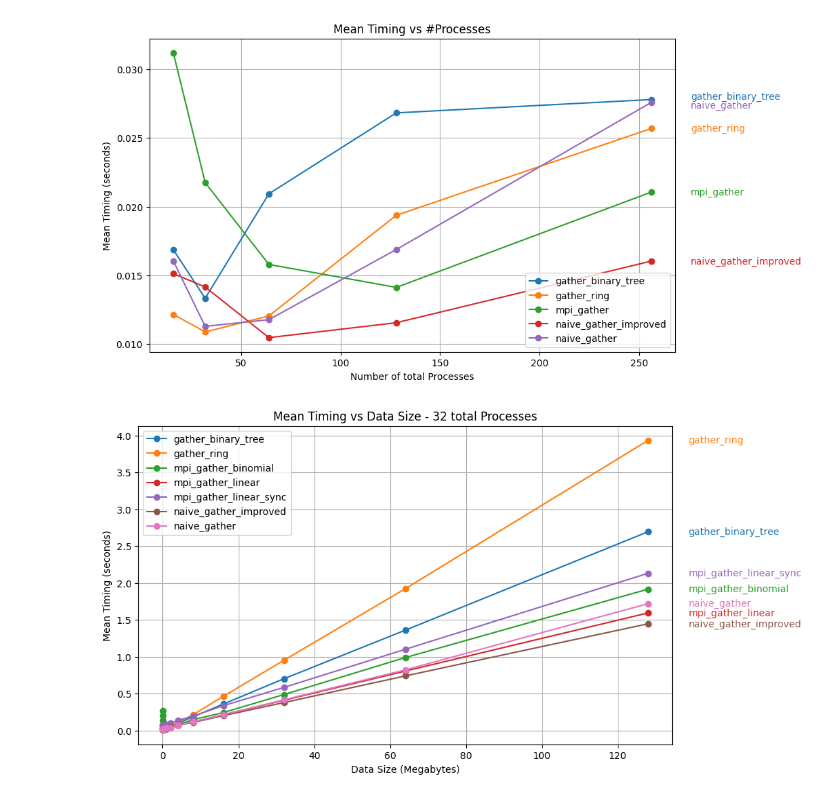
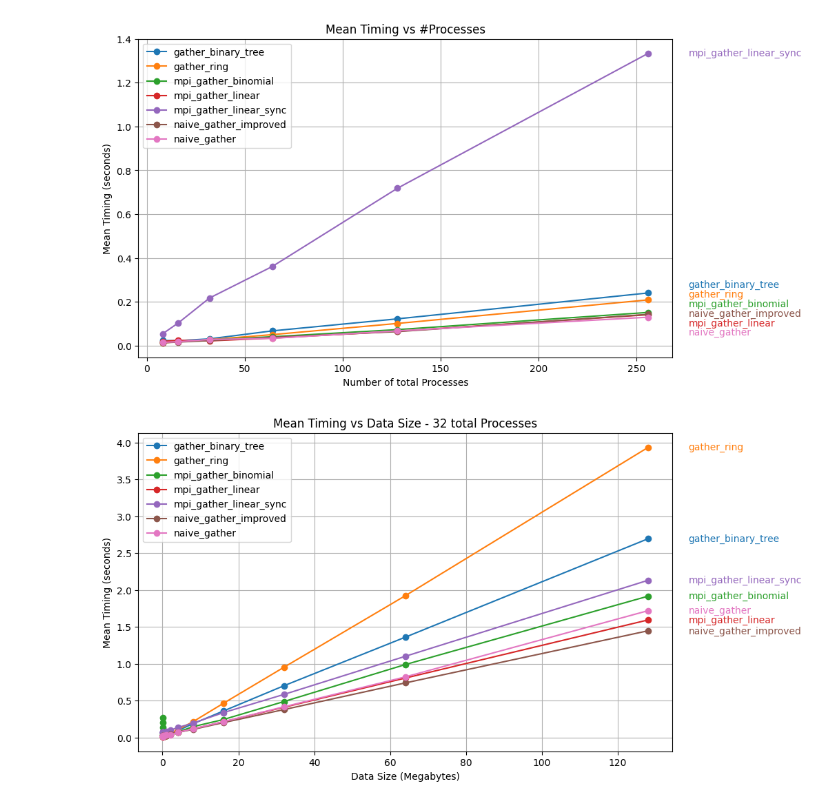
Before and after one commit to JunkyByte/final_hpc_and_cloud, a Jupyter notebook: HPC/exercise2/data_analysis.ipynb, the cells around one changed output. Saved outputs shown, nothing was run; the diff lists cells and outputs as text; code cells hidden in the pictures.

```diff
--- a/HPC/exercise2/data_analysis.ipynb
+++ b/HPC/exercise2/data_analysis.ipynb
@@ -7,7 +7,7 @@ import os
 # Define the folder containing the CSV files
 folder_path = './results/'
 
-size = 25000
+size = 250000
 
 # Get a list of all files in the folder that contain '_weakscaling_{size}' in their name
 files = sorted(file for file in os.listdir(folder_path) if f'_weakscaling_{size}.' in file)
@@ -17,43 +17,43 @@ all_results = {}
 
 # Loop through each file, read the data, calculate mean timings, and store them in the dictionary
 for file in files:
-    if 'linear_sync' in file:
-        continue
+    # if 'linear_sync' in file:
+    #     continue
 
     # Extract the plot name from the file name
     plot_name = file.split('_results')[0]
 
     # Read the CSV file
     file_path = os.path.join(folder_path, file)
     results = pd.read_csv(file_path, header=None)
     results.columns = ['Rep', 'NP', 'Size', 'Time']
 
-    results = results[results['NP'] > 8]
+    results = results[results['NP'] > 4]
 
     # Calculate mean timing for each NP group
     mean_results = results.groupby('NP')['Time'].mean().reset_index()
 
     # Store the results in the dictionary
     all_results[plot_name] = mean_results
 
 # Plotting
 plt.figure(figsize=(10, 6))
 
 # Loop through the dictionary to plot each set of results and add legend
 import matplotx
 
 for plot_name, mean_results in all_results.items():
     plt.plot(mean_results['NP'], mean_results['Time'], marker='o', linestyle='-', label=plot_name)
 matplotx.line_labels()  # line labels to the right
 
 plt.title('Mean Timing vs #Processes')
 plt.xlabel('Number of total Processes')
 plt.ylabel('Mean Timing (seconds)')
 plt.grid(True)
 plt.legend()
 plt.show()
 # %% [output]
-[figure, old version]
+[figure, new version]
 # %%
 # Define the folder containing the CSV files
 folder_path = './results/'
```
Also changed, not shown: 19 other files.
